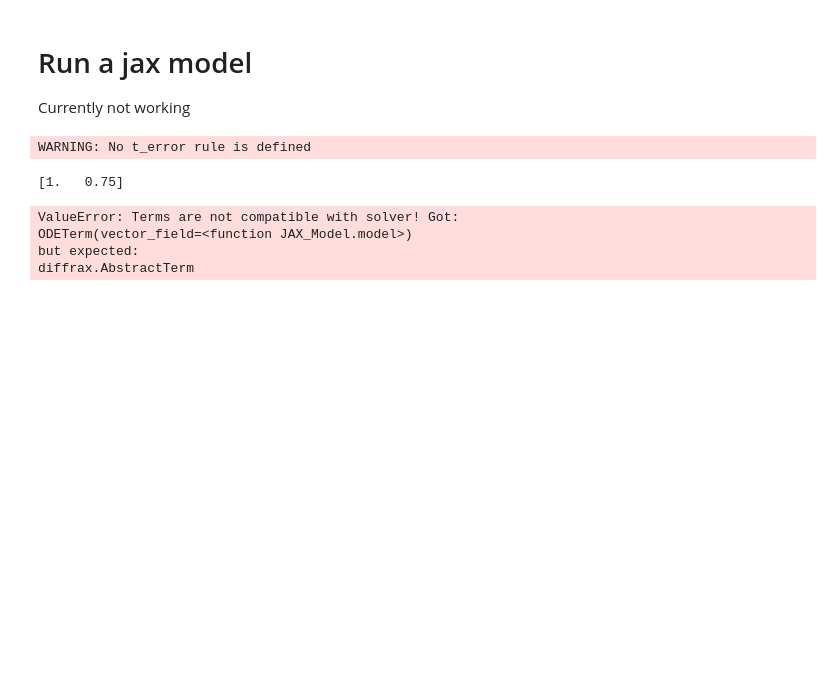
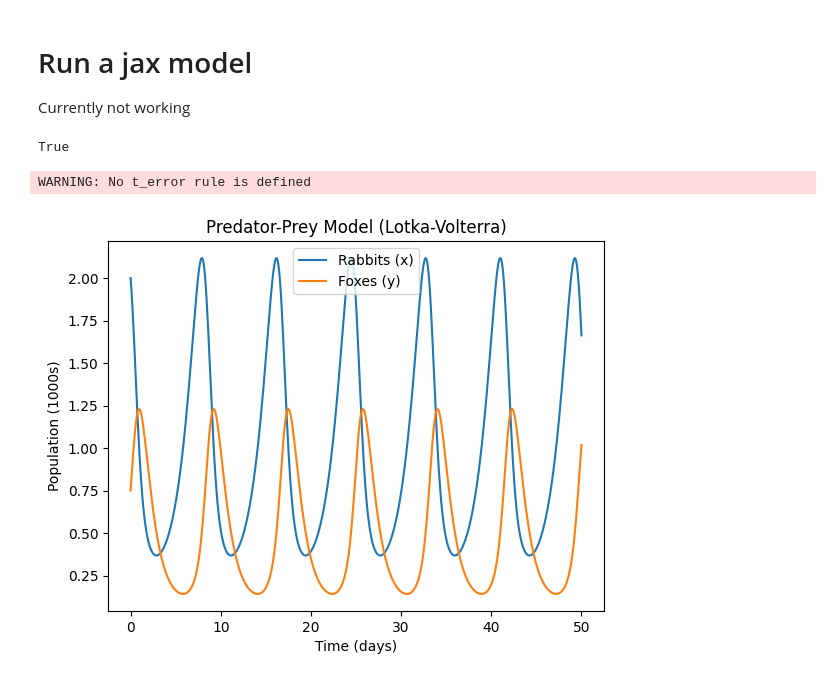
Before and after one commit to USEPA/PyMCSimMod, a Jupyter notebook: docs/notebooks/run_pymcsimmod.ipynb, the cells around one changed output. Saved outputs shown, nothing was run; the diff lists cells and outputs as text; code cells hidden in the pictures; blank space fills up the shorter version.

```diff
--- a/docs/notebooks/run_pymcsimmod.ipynb
+++ b/docs/notebooks/run_pymcsimmod.ipynb
@@ -38,15 +38,26 @@ plt.show()
 # Run a jax model
 
 Currently not working
+# %%
+'x' in jax_model.Y0
+# %% [output]
+True
 # %%
-jax_model = JAX_Model()
+jax_model = Jax_Model()
 jax_model.from_model(path=filename)
+jax_model.update_Y0(x = 2)
 times = np.linspace(0, 50, 500)
 solution = jax_model.run_model(times)
 # %% [output]
 WARNING: No t_error rule is defined
-[1.   0.75]
-ValueError: Terms are not compatible with solver! Got:
-ODETerm(vector_field=<function JAX_Model.model>)
-but expected:
-diffrax.AbstractTerm
+# %%
+# Plot the results
+plt.plot(solution.ts, solution.ys[:, 0], label="Rabbits (x)")
+plt.plot(solution.ts, solution.ys[:, 1], label="Foxes (y)")
+plt.xlabel("Time (days)")
+plt.ylabel("Population (1000s)")
+plt.legend()
+plt.title("Predator-Prey Model (Lotka-Volterra)")
+plt.show()
+# %% [output]
+[figure, added]
```
Also changed, not shown: parts of 3 cells of this notebook, 4 other files.
